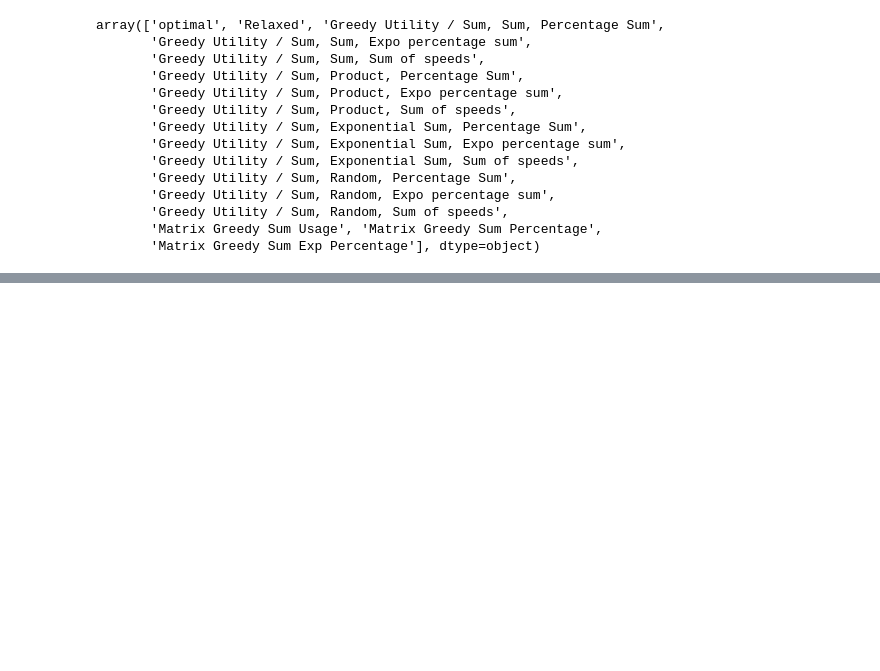
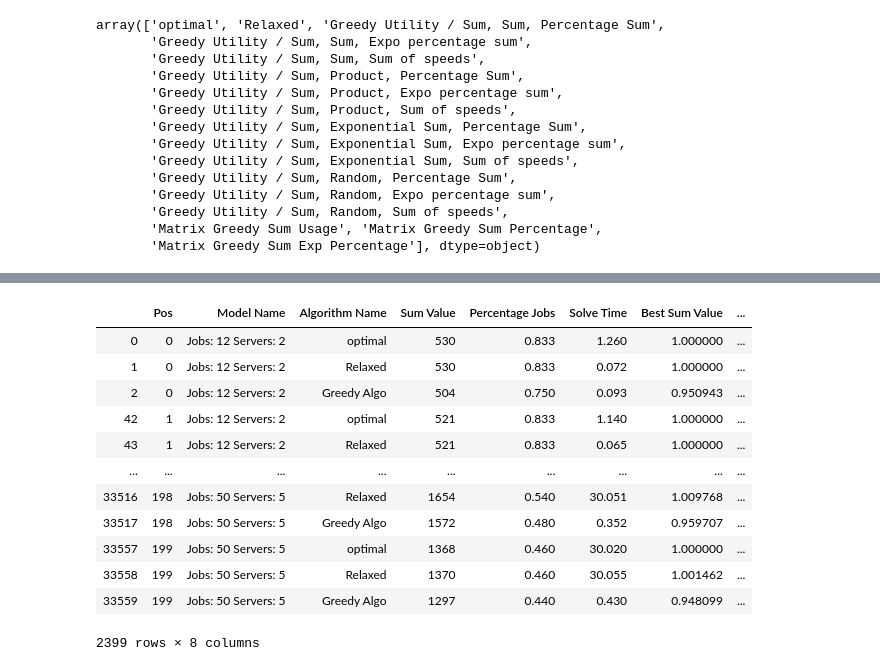
Before and after one commit to pseudo-rnd-thoughts/Elastic-Resource-Allocation, a Jupyter notebook: testing/analysis/greedy_analysis.ipynb, the cells around one changed output, grey strips where cells are left out. Drawn from its saved outputs; the diff is of its cells as text; code cells hidden in the pictures; blank space fills up the shorter version.

```diff
--- a/testing/analysis/greedy_analysis.ipynb
+++ b/testing/analysis/greedy_analysis.ipynb
@@ -110,0 +128,19 @@ g
+# %%
+short_df = df[(df['Algorithm Name'] == 'optimal') |
+              (df['Algorithm Name'] == 'Relaxed') |
+              (df['Algorithm Name'] == 'Greedy Utility / Sum, Sum, Percentage Sum')].replace('Greedy Utility / Sum, Sum, Percentage Sum', 'Greedy Algo')
+short_df
+# %% [output]
+|  | Pos | Model Name | Algorithm Name | Sum Value | Percentage Jobs | Solve Time | Best Sum Value | ... |
+| 0 | 0 | Jobs: 12 Servers: 2 | optimal | 530 | 0.833 | 1.260 | 1.000000 | ... |
+| 1 | 0 | Jobs: 12 Servers: 2 | Relaxed | 530 | 0.833 | 0.072 | 1.000000 | ... |
+| 2 | 0 | Jobs: 12 Servers: 2 | Greedy Algo | 504 | 0.750 | 0.093 | 0.950943 | ... |
+| 42 | 1 | Jobs: 12 Servers: 2 | optimal | 521 | 0.833 | 1.140 | 1.000000 | ... |
+| 43 | 1 | Jobs: 12 Servers: 2 | Relaxed | 521 | 0.833 | 0.065 | 1.000000 | ... |
+| ... | ... | ... | ... | ... | ... | ... | ... | ... |
+| 33516 | 198 | Jobs: 50 Servers: 5 | Relaxed | 1654 | 0.540 | 30.051 | 1.009768 | ... |
+| 33517 | 198 | Jobs: 50 Servers: 5 | Greedy Algo | 1572 | 0.480 | 0.352 | 0.959707 | ... |
+| 33557 | 199 | Jobs: 50 Servers: 5 | optimal | 1368 | 0.460 | 30.020 | 1.000000 | ... |
+| 33558 | 199 | Jobs: 50 Servers: 5 | Relaxed | 1370 | 0.460 | 30.055 | 1.001462 | ... |
+| 33559 | 199 | Jobs: 50 Servers: 5 | Greedy Algo | 1297 | 0.440 | 0.430 | 0.948099 | ... |
+2399 rows × 8 columns
```
Also changed, not shown: parts of 4 cells of this notebook, 3 other files.
